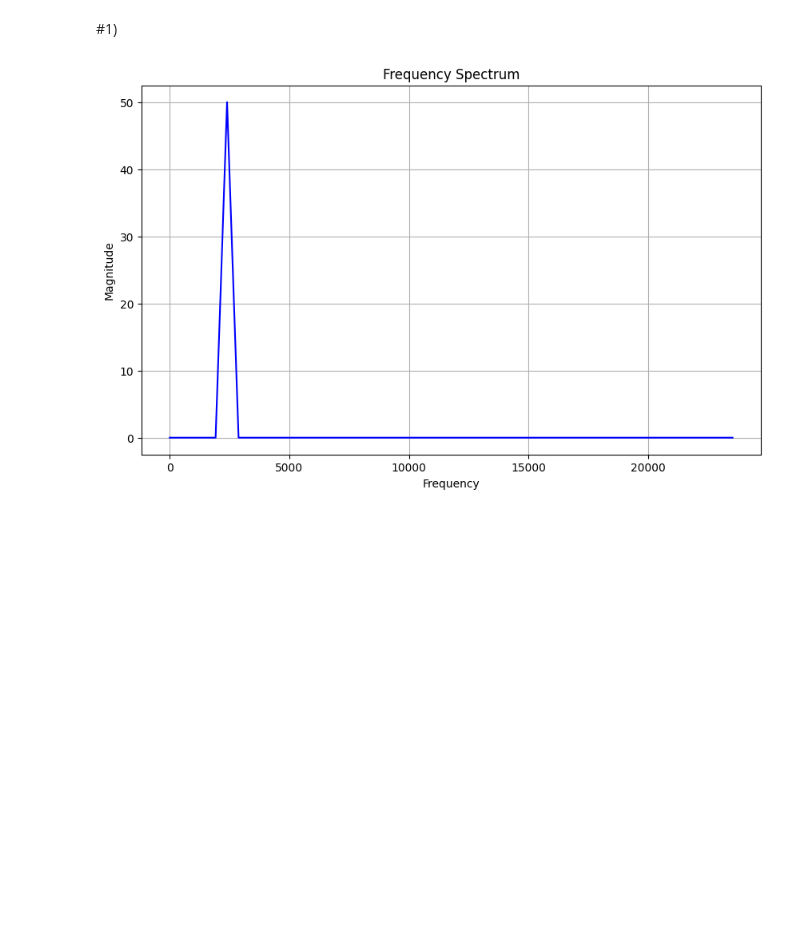
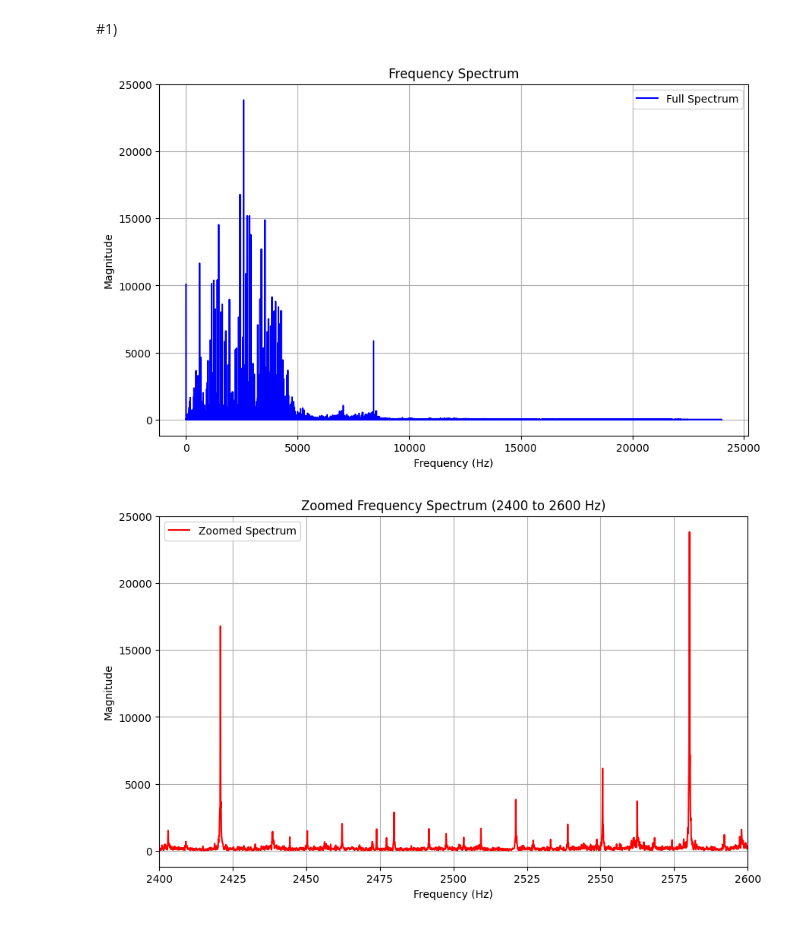
Before and after one commit to fofofizzz/AI-4032-course, a Jupyter notebook: Hw1/Untitled1.ipynb, the cells around one changed output. Drawn from its saved outputs; the diff is of its cells as text; code cells hidden in the pictures; blank space fills up the shorter version.

```diff
--- a/Hw1/Untitled1.ipynb
+++ b/Hw1/Untitled1.ipynb
@@ -112,37 +112,59 @@ plt.show()
 import numpy as np
 import matplotlib.pyplot as plt
 from scipy.io import loadmat
 
 def plot_frequency_spectrum(signal, sampling_rate):
-
+    """
+    This function takes a time-domain signal and its sampling rate,
+    computes the frequency spectrum using FFT, and plots it.
+    It also zooms into a specific frequency range (e.g., 2000 to 3000 Hz).
+    """
     # Step 1: Compute the FFT of the signal
     fft_result = np.fft.fft(signal)
 
     # Step 2: Compute the corresponding frequencies
     n = len(signal)  # Number of samples
     frequencies = np.fft.fftfreq(n, d=1/sampling_rate)
 
     # Step 3: Compute the magnitude of the FFT result
     magnitude = np.abs(fft_result)
 
     # Step 4: Only consider the positive frequencies (first half of the spectrum)
     positive_frequencies = frequencies[:n//2]
     positive_magnitude = magnitude[:n//2]
 
-    # Step 5: Plot the frequency spectrum
+    # Step 5: Plot the full frequency spectrum
     plt.figure(figsize=(10, 6))
-    plt.plot(positive_frequencies, positive_magnitude, color='blue')
+    plt.plot(positive_frequencies, positive_magnitude, color='blue', label="Full Spectrum")
     plt.title("Frequency Spectrum")
-    plt.xlabel("Frequency")
+    plt.xlabel("Frequency (Hz)")
     plt.ylabel("Magnitude")
     plt.grid()
-    plt.show()
+    plt.legend()
+    plt.show()  # Show the first plot
 
+    # Step 6: Zoom into the frequency range of interest (2400 to 2600 Hz)
+    plt.figure(figsize=(10, 6))
+    plt.plot(positive_frequencies, positive_magnitude, color='red', label="Zoomed Spectrum")
+    plt.title("Zoomed Frequency Spectrum (2400 to 2600 Hz)")
+    plt.xlabel("Frequency (Hz)")
+    plt.ylabel("Magnitude")
+    plt.xlim(2400, 2600)  # Limit the x-axis to the range 2400-2600 Hz
+    plt.grid()
+    plt.legend()
+    plt.show()  # Show the second plot
+
+# Load the data from the .mat file
+data = loadmat('/content/drive/My Drive/data/110.mat')
+
+# Extract the signal
+signal = data['X110_DE_time'].flatten()  # Flatten to convert to 1D array if needed
 
 # Define the sampling rate
-sampling_rate = fs  # Sampling rate is 48 kHz
+sampling_rate = 48000  # Sampling rate is 48 kHz
 
 # Call the function to plot the frequency spectrum
 plot_frequency_spectrum(signal, sampling_rate)
 # %% [output]
-[figure, old version]
+[figure, new version]
+[figure, added]
```
Also changed, not shown: parts of 1 cell of this notebook.
